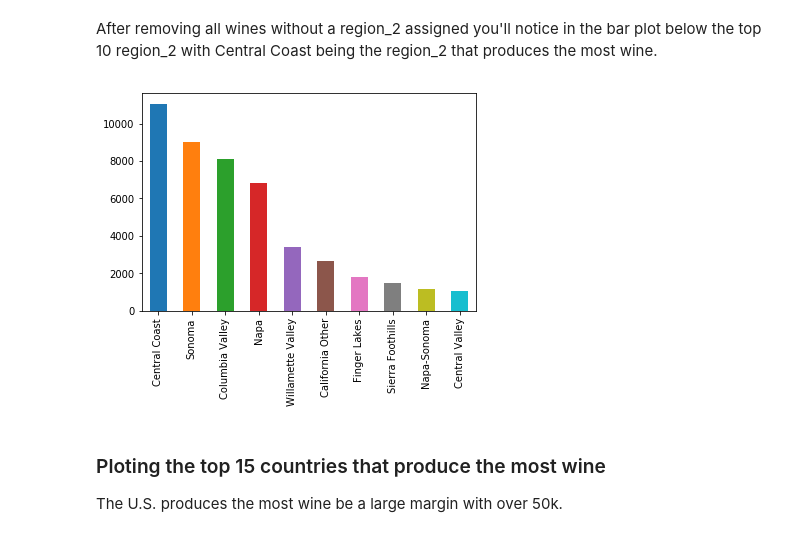
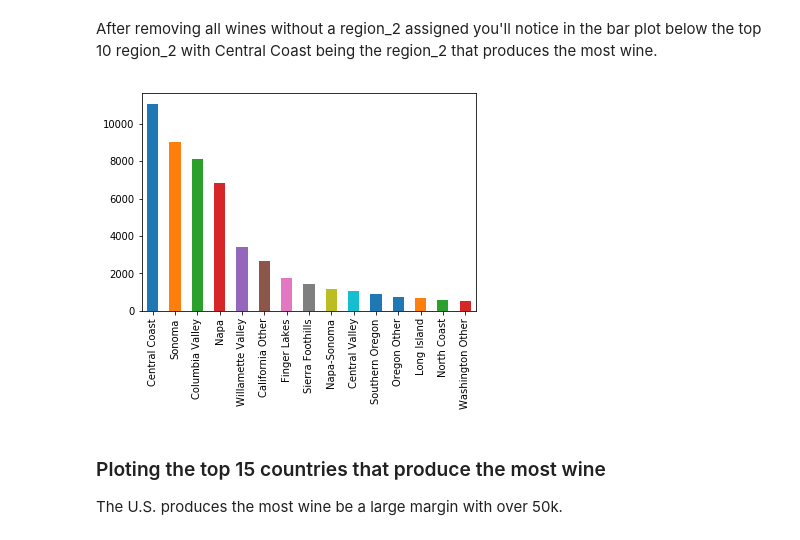
Before and after one commit to evanrosa/wine-ML-capstone-2018, a Jupyter notebook: 02-EDA.ipynb, the cells around one changed output. Cells and saved outputs as stored; diff of their text form; code cells hidden in the pictures.

```diff
--- a/02-EDA.ipynb
+++ b/02-EDA.ipynb
@@ -198,9 +198,9 @@ wine.region_2.value_counts().plot(kind='bar');
 # %% [markdown]
 After removing all wines without a region_2 assigned you'll notice in the bar plot below the top 10 region_2 with Central Coast being the region_2 that produces the most wine.
 # %%
-wine.loc[wine['region_2'] != 'None', :].region_2.value_counts().head(10).plot(kind='bar');
+wine.loc[wine['region_2'] != 'None', :].region_2.value_counts().head(15).plot(kind='bar');
 # %% [output]
-[figure, old version]
+[figure, new version]
 # %% [markdown]
 ### Ploting the top 15 countries that produce the most wine
 The U.S. produces the most wine be a large margin with over 50k.
```
Also changed, not shown: parts of 3 cells of this notebook, 1 other file.
